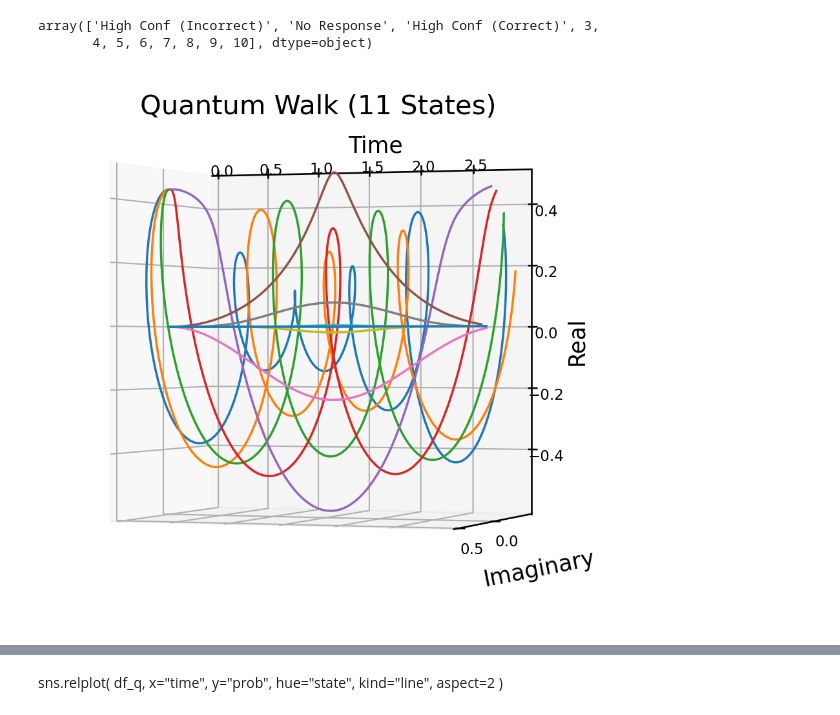
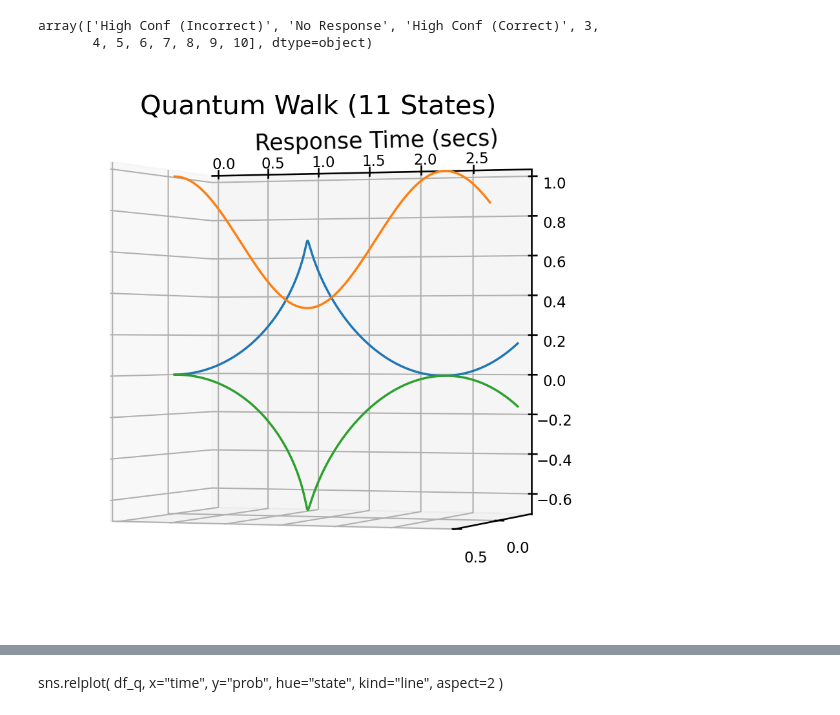
Before and after one commit to rkmalaiya/stochastic_cognitive_dynamics, a Jupyter notebook: examples/diffusion_quantum_evolution_discrete_time.ipynb, the cells around one changed output, grey strips where cells are left out. Drawn from its saved outputs; the diff is of its cells as text; code cells hidden in the pictures.

```diff
--- a/examples/diffusion_quantum_evolution_discrete_time.ipynb
+++ b/examples/diffusion_quantum_evolution_discrete_time.ipynb
@@ -97,7 +97,7 @@ import cme.decision_models.confidence_accumulation as ca
 import cme.decision_models.quantum_discrete as qd
 import cme.decision_models.diffusion_discrete as dd
 
-n_states_q, start_width, response_width = 11, None, 3
+n_states_q, start_width, response_width = 3, None, 1
 start_width = (n_states_q-2*response_width)
 mv = np.arange(-(n_states_q//2), (n_states_q//2)+1)
 
@@ -111,7 +111,7 @@ df_quantum_internal_1 = pd.DataFrame()
 intensity_matrix_markov = dd._buildK(n_states_q, np.asarray([[1]]), np.asarray([[2]]), boundary_type = "Internal")
 intensity_matrix_quantum = qd._buildH(n_states_q, np.asarray([[2]]), np.asarray([[1]]))
 
-prior_type  = ["Centered", "Lower"]
+prior_type  = ["Centered", "Centered"]
 
 phi_0_markov = ca._get_initial_state(n_states_q, start_width, response_width, model_type="Markov" , prior_type=prior_type[0])
 phi_0_quantum = ca._get_initial_state(n_states_q, start_width, response_width, model_type="Quantum" , prior_type=prior_type[1])
@@ -499,39 +503,42 @@ ax.set_zlim(df_q_amp['img'].min(), df_q_amp['img'].max())
 
 
 # Set labels and title
-ax.set_xlabel('Time', labelpad=5, fontsize=25)
-ax.set_ylabel('Real', labelpad=15, fontsize=25, rotation=90)
-ax.set_zlabel('Imaginary', labelpad=20, fontsize=25)
+ax.set_xlabel('Response Time (secs)', labelpad=10, fontsize=25)
+ax.set_ylabel('', labelpad=15, fontsize=25, rotation=90)
+ax.set_zlabel('', labelpad=20, fontsize=25)
 ax.set_title('Quantum Walk (11 States)', y=1, fontsize=30)
 ax.set_zticks([0,0.5])
+#ax.set_xticks(ticks=[0.5,2,4])
+ax.tick_params(pad=10)
 
 # Initialize empty line objects for each state
 lines = {state: ax.plot([], [], [], lw=2.5, )[0] for state in unique_states} #color=state_color_map[state], label=f'{state}'
 
 # Animation function
 def update(frame):
     for state in unique_states:
         subset = df_q_amp[df_q_amp['state'] == state]
         lines[state].set_data(subset['time'][:frame], subset['real'][:frame])  # Update X and Y
         lines[state].set_3d_properties(subset['img'][:frame])  # Update Z
     return lines.values()
 
 #ax.view_init(elev=25, azim=-80, roll=-10)
 #ax.view_init(elev=110, azim=-90)
-ax.view_init(elev=110, azim=-180,roll=-90)
+ax.view_init(elev=110, azim=-180,roll=-90) #looks nice
+#ax.view_init(elev=120, azim=-170,roll=-90)
 ax.legend(title="Confidence State", fontsize=12, title_fontsize=15, bbox_to_anchor=(1.1,1))
 ax.get_legend().remove()
 # Create animation
 frameno = int(df_q_amp["time"].max()/0.01) + 1#1000 #len(df_q_amp) #50
 ani = animation.FuncAnimation(fig, update, frames=frameno, interval=100, blit=True) #len(df_q_amp)
-ani.save("export/quantum_amplitude_walk_discrete_time.gif", writer="pillow", fps=30)
+ani.save("export/quantum_amplitude_walk_discrete_time.gif", writer="pillow", fps=15)
 # Show animation
 
 
 #plt.show()
 #HTML(ani.to_jshtml())
 # %% [output]
-[figure, old version]
+[figure, new version]
 # %%
 df_q = (pd.DataFrame(np.asarray(phi_quantum_alldist_arr))
         .rename(columns=dict(zip(np.arange(n_states_q), mv_n)))
```
Also changed, not shown: parts of 15 cells of this notebook, 8 other files.
